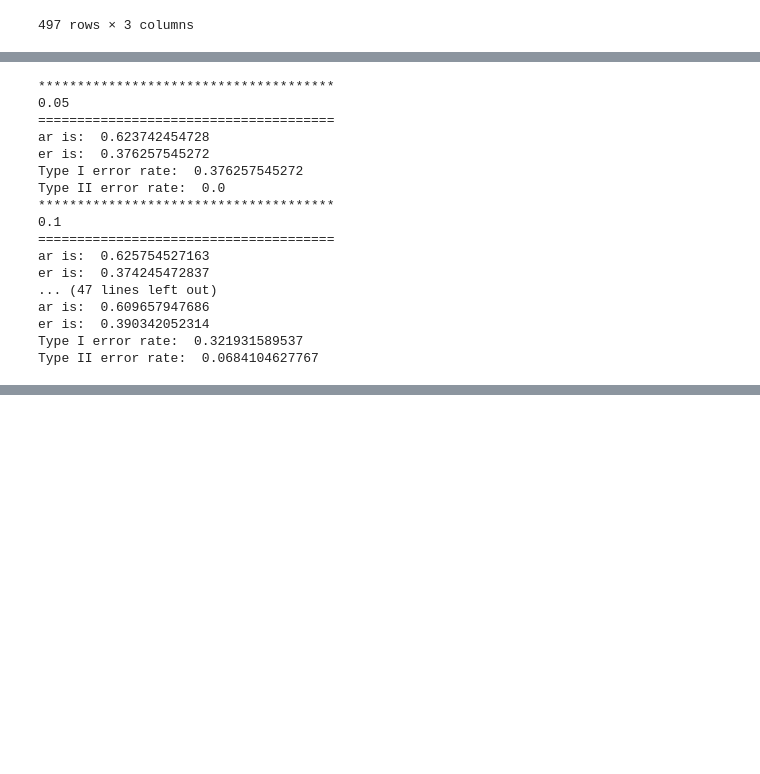
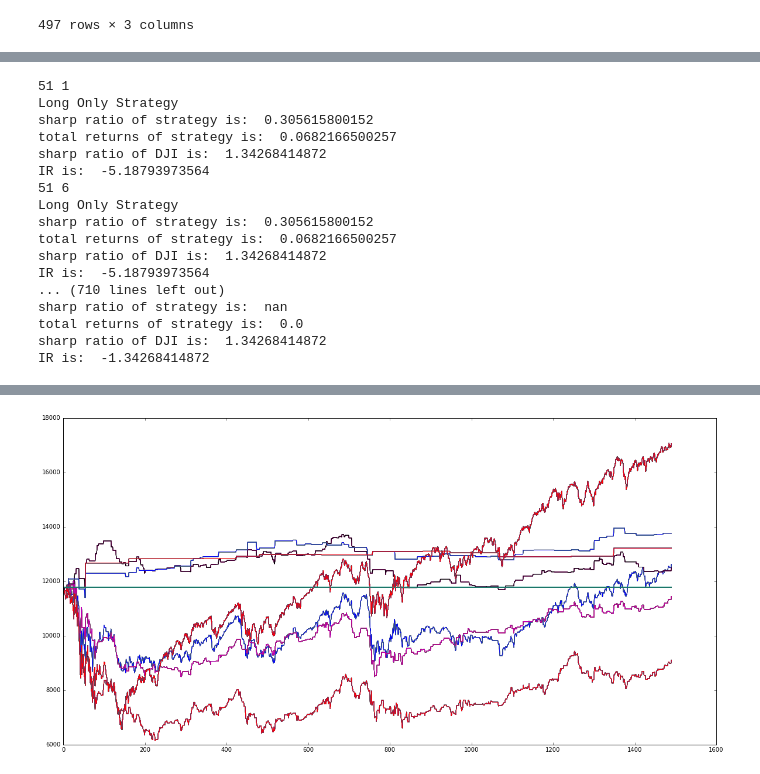
Before and after one commit to TZstatsADS/Fall2016-proj5-grp13, a Jupyter notebook: lib/main.ipynb, the cells around one changed output, grey strips where cells are left out. Drawn from its saved outputs; the diff is of its cells as text; code cells hidden in the pictures; blank space fills up the shorter version.

```diff
--- a/lib/main.ipynb
+++ b/lib/main.ipynb
@@ -419,23 +307,0 @@ Type II error rate:  0.561368209256
-# %%
-for i in range(5,50,5):
-    print '**************************************'
-    print i/100.0
-    classificationevaluation(Y_test, [int(item<(i/100.0)) for item in y_prob])
-# %% [output]
-**************************************
-0.05
-======================================
-ar is:  0.623742454728
-er is:  0.376257545272
-Type I error rate:  0.376257545272
-Type II error rate:  0.0
-**************************************
-0.1
-======================================
-ar is:  0.625754527163
-er is:  0.374245472837
-... (47 lines left out)
-ar is:  0.609657947686
-er is:  0.390342052314
-Type I error rate:  0.321931589537
-Type II error rate:  0.0684104627767
@@ -441,0 +368,30 @@ Type II error rate:  0.0684104627767
+# %%
+#1. threshold for long only strategy
+optlist = pd.DataFrame(index = range(51,105,5), columns = range(1,55,5))
+optlist = optlist.fillna(0)
+for i in range(51,105,5):
+    for j in range(1,55,5):
+        print i, j
+        fig = plt.gcf()
+        fig.set_size_inches(20, 10)
+        optlist.loc[i,j] = thereshold(i/100.0, j/100.0, False)
+
+optlist
+# %% [output]
+51 1
+Long Only Strategy
+sharp ratio of strategy is:  0.305615800152
+total returns of strategy is:  0.0682166500257
+sharp ratio of DJI is:  1.34268414872
+IR is:  -5.18793973564
+51 6
+Long Only Strategy
+sharp ratio of strategy is:  0.305615800152
+total returns of strategy is:  0.0682166500257
+sharp ratio of DJI is:  1.34268414872
+IR is:  -5.18793973564
+... (710 lines left out)
+sharp ratio of strategy is:  nan
+total returns of strategy is:  0.0
+sharp ratio of DJI is:  1.34268414872
+IR is:  -1.34268414872
@@ -441,0 +410 @@ Type II error rate:  0.0684104627767
+[figure, added]
```
Also changed, not shown: parts of 39 cells of this notebook, 4 other files.
